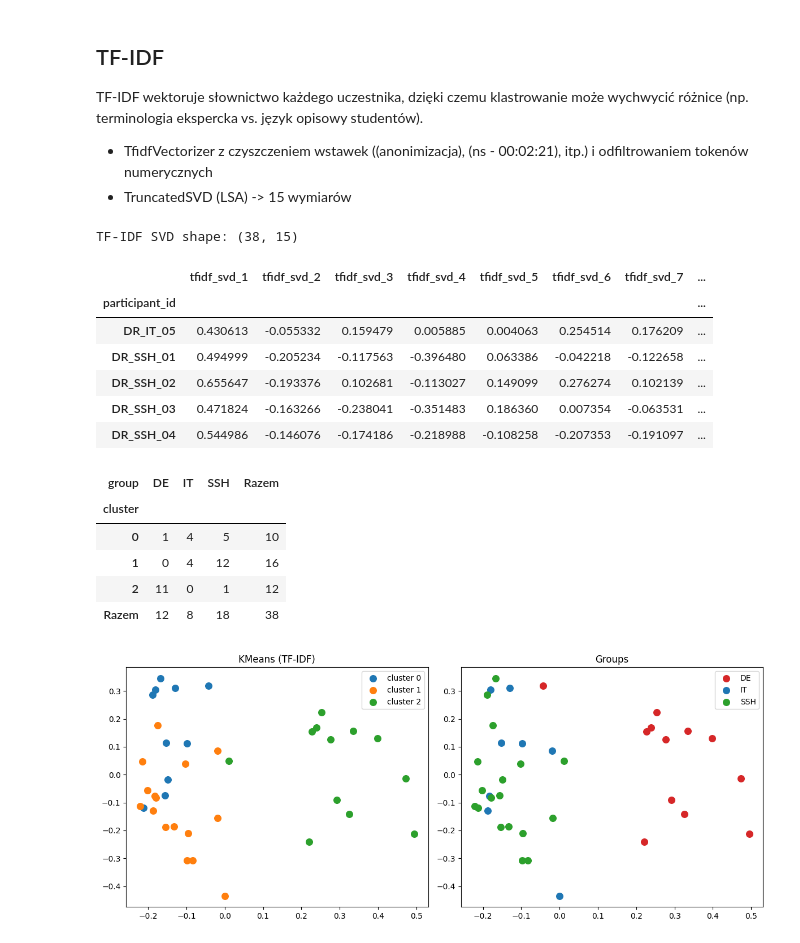
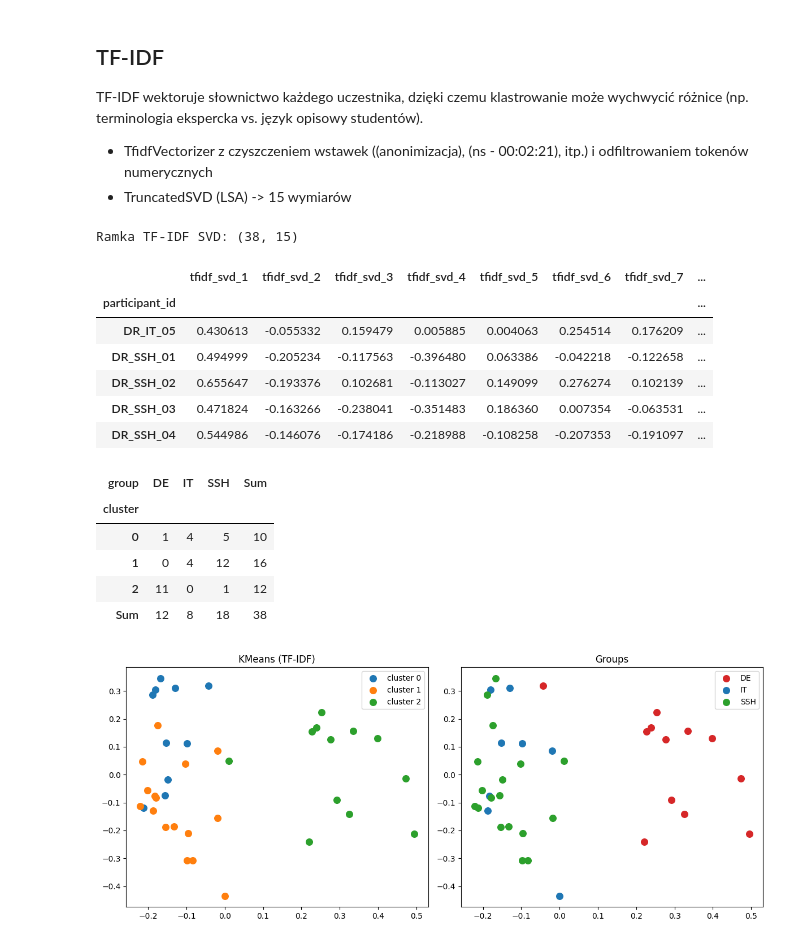
Before and after one commit to strek-o/xaifungi-analysis, a Jupyter notebook: analysis.ipynb, the cells around one changed output. Drawn from its saved outputs; the diff is of its cells as text; code cells hidden in the pictures.

```diff
--- a/analysis.ipynb
+++ b/analysis.ipynb
@@ -176,10 +174,10 @@ TF-IDF wektoruje słownictwo każdego uczestnika, dzięki czemu klastrowanie mo
 from src.features import tfidf_svd_features, top_terms_per_cluster
 
 tfidf_feats = tfidf_svd_features(text_df, n_components=15)
-print("TF-IDF SVD shape:", tfidf_feats.shape)
+print("Ramka TF-IDF SVD:", tfidf_feats.shape)
 tfidf_feats.head()
 # %% [output]
-TF-IDF SVD shape: (38, 15)
+Ramka TF-IDF SVD: (38, 15)
 |  | tfidf_svd_1 | tfidf_svd_2 | tfidf_svd_3 | tfidf_svd_4 | tfidf_svd_5 | tfidf_svd_6 | tfidf_svd_7 | ... |
 | participant_id |  |  |  |  |  |  |  | ... |
 | DR_IT_05 | 0.430613 | -0.055332 | 0.159479 | 0.005885 | 0.004063 | 0.254514 | 0.176209 | ... |
@@ -190,25 +188,25 @@ TF-IDF SVD shape: (38, 15)
 # %%
 X_tfidf = tfidf_feats.values
 kmeans_tfidf = KMeans(n_clusters=3, random_state=42, n_init=20)
 clusters_tfidf = kmeans_tfidf.fit_predict(X_tfidf)
 
 results_tfidf = pd.DataFrame(
     {
         "participant_id": tfidf_feats.index.tolist(),
         "cluster": clusters_tfidf,
     }
 ).merge(text_df[["participant_id", "group"]], on="participant_id")
 
 pd.crosstab(
-    results_tfidf["cluster"], results_tfidf["group"], margins=True, margins_name="Razem"
+    results_tfidf["cluster"], results_tfidf["group"], margins=True, margins_name="Sum"
 )
 # %% [output]
-| group | DE | IT | SSH | Razem |
+| group | DE | IT | SSH | Sum |
 | cluster |  |  |  |  |
 | 0 | 1 | 4 | 5 | 10 |
 | 1 | 0 | 4 | 12 | 16 |
 | 2 | 11 | 0 | 1 | 12 |
-| Razem | 12 | 8 | 18 | 38 |
+| Sum | 12 | 8 | 18 | 38 |
 # %%
 X_tfidf_2d = PCA(n_components=2, random_state=42).fit_transform(X_tfidf)
 
```
Also changed, not shown: parts of 23 cells of this notebook, 3 other files.
